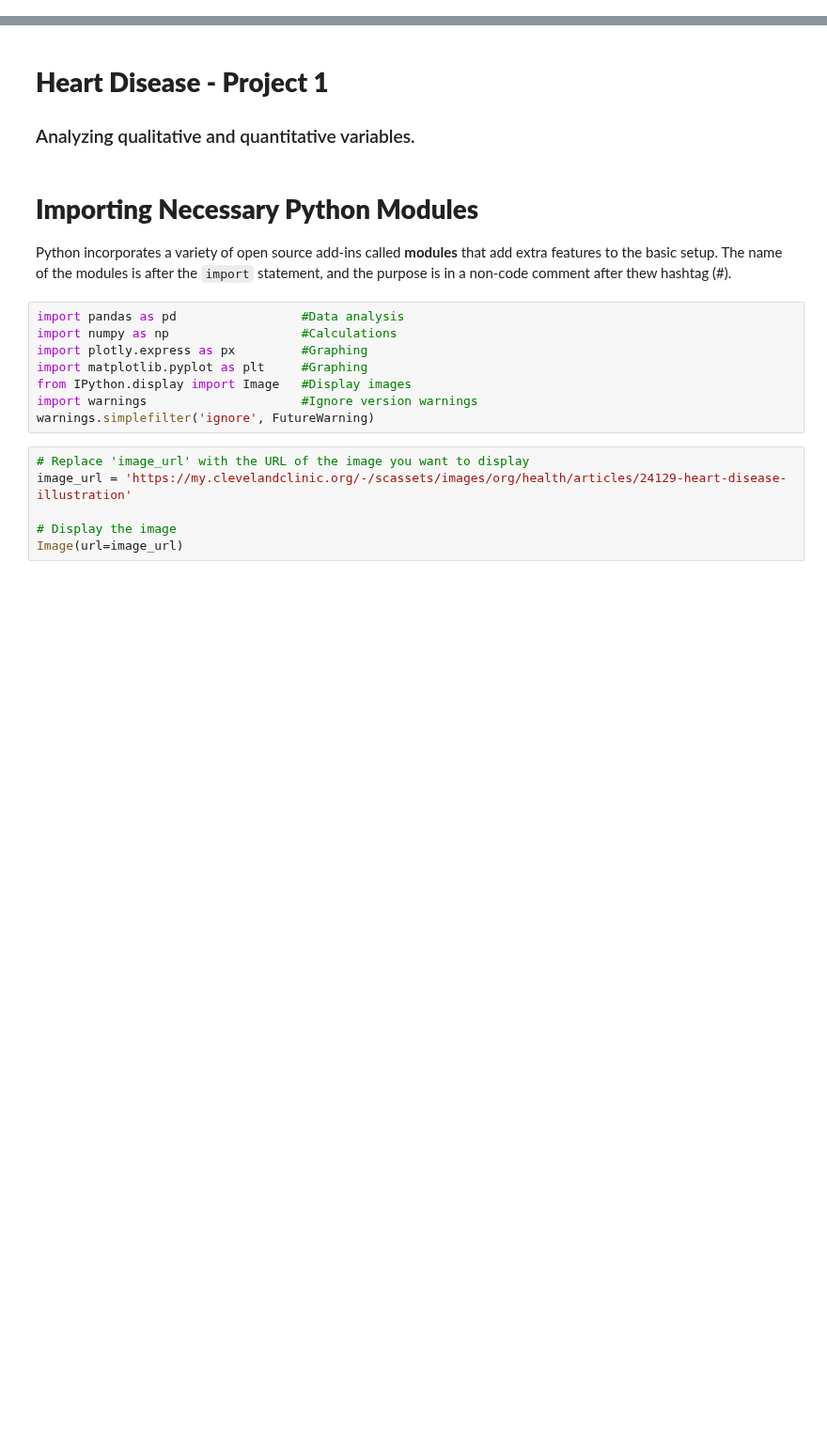
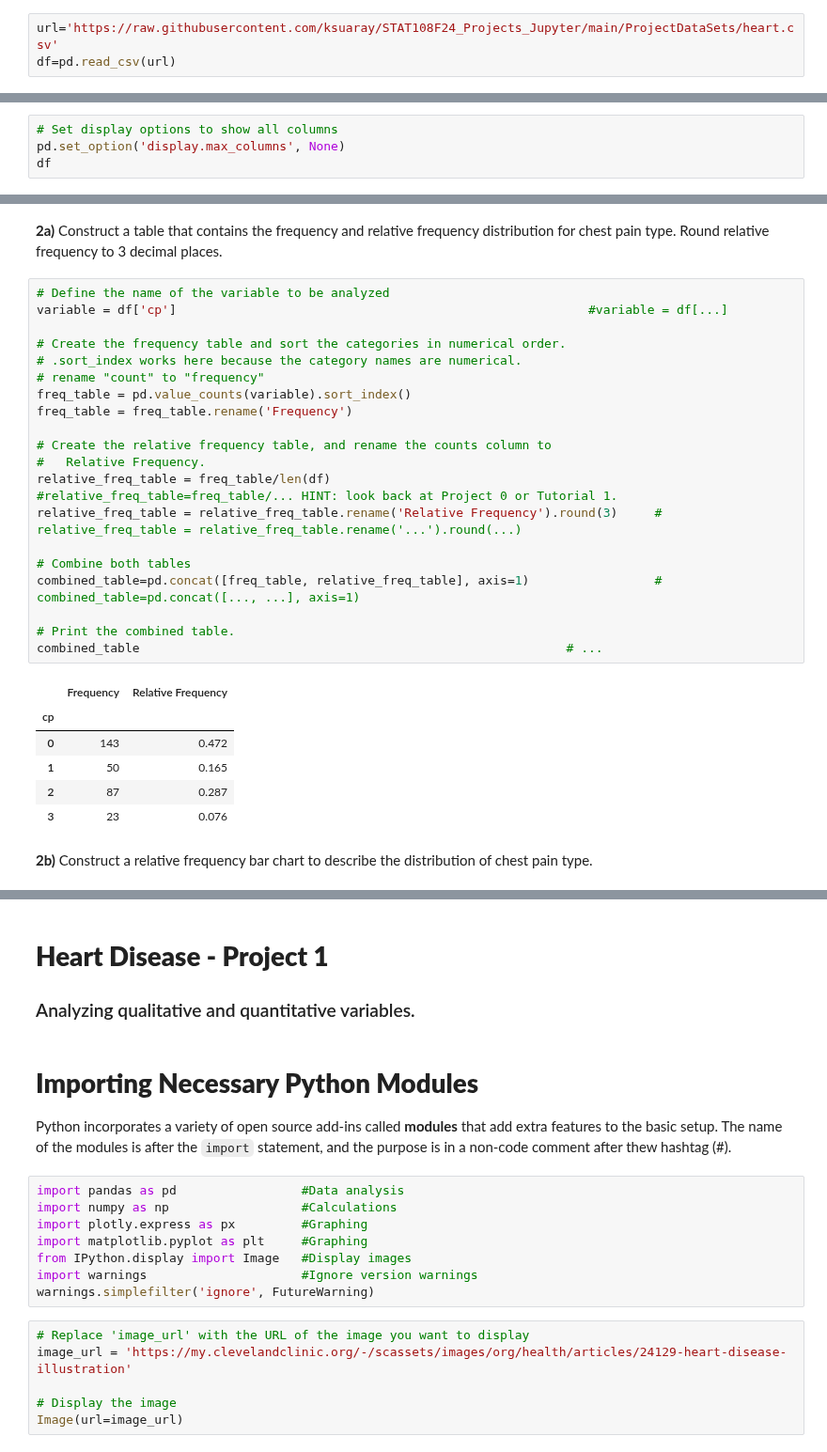
Before and after one commit to ksuaray/STAT108F24_Projects_Jupyter, a Jupyter notebook: Project1/Heart_Disease_Project_1_Soln.ipynb, the cells around one changed output, grey strips where cells are left out. Shown at 94% size. Drawn from its saved outputs; the diff is of its cells as text; blank space fills up the shorter version.

```diff
--- a/Project1/Heart_Disease_Project_1_Soln.ipynb
+++ b/Project1/Heart_Disease_Project_1_Soln.ipynb
@@ -0,0 +76,3 @@
+# %%
+url='https://raw.githubusercontent.com/ksuaray/STAT108F24_Projects_Jupyter/main/ProjectDataSets/heart.csv'
+df=pd.read_csv(url)
@@ -0,0 +81,4 @@
+# %%
+# Set display options to show all columns
+pd.set_option('display.max_columns', None)
+df
@@ -0,0 +121,31 @@
+# %% [markdown]
+**2a)** Construct a table that contains the frequency and relative frequency distribution for chest pain type. Round relative frequency to 3 decimal places.
+# %%
+# Define the name of the variable to be analyzed
+variable = df['cp']                                                        #variable = df[...]
+
+# Create the frequency table and sort the categories in numerical order.
+# .sort_index works here because the category names are numerical.
+# rename "count" to "frequency"
+freq_table = pd.value_counts(variable).sort_index()
+freq_table = freq_table.rename('Frequency')
+
+# Create the relative frequency table, and rename the counts column to
+#   Relative Frequency.
+relative_freq_table = freq_table/len(df)                                            #relative_freq_table=freq_table/... HINT: look back at Project 0 or Tutorial 1.
+relative_freq_table = relative_freq_table.rename('Relative Frequency').round(3)     # relative_freq_table = relative_freq_table.rename('...').round(...)
+
+# Combine both tables
+combined_table=pd.concat([freq_table, relative_freq_table], axis=1)                 # combined_table=pd.concat([..., ...], axis=1)
+
+# Print the combined table.
+combined_table                                                          # ...
+# %% [output]
+|  | Frequency | Relative Frequency |
+| cp |  |  |
+| 0 | 143 | 0.472 |
+| 1 | 50 | 0.165 |
+| 2 | 87 | 0.287 |
+| 3 | 23 | 0.076 |
+# %% [markdown]
+**2b)** Construct a relative frequency bar chart to describe the distribution of chest pain type.
```
Also changed, not shown: parts of 31 cells of this notebook.
